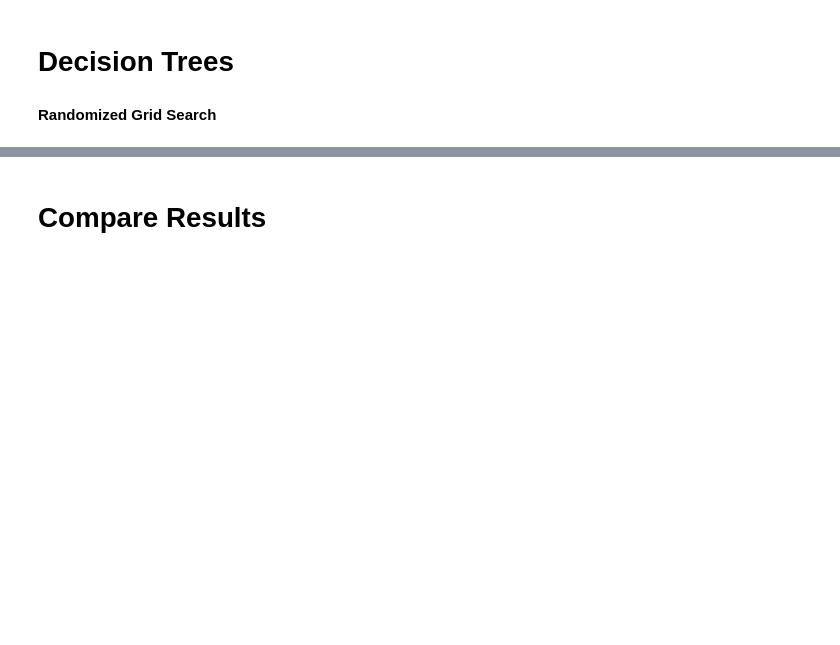
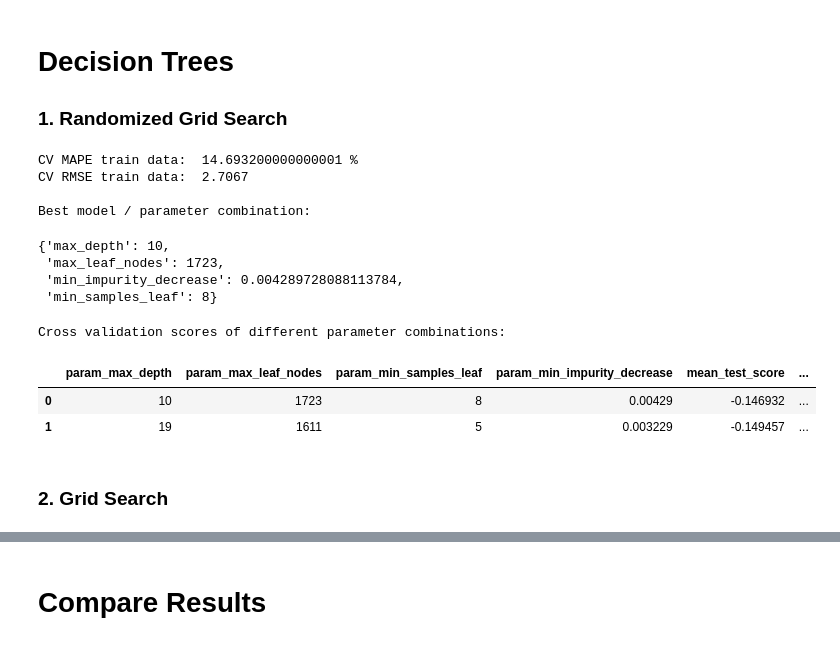
Before and after one commit to dennismgoetz/MA_predicting_Shapley_values, a Jupyter notebook: tree.ipynb, the cells around one changed output, grey strips where cells are left out. Drawn from its saved outputs; the diff is of its cells as text; code cells hidden in the pictures; blank space fills up the shorter version.

```diff
--- a/tree.ipynb
+++ b/tree.ipynb
@@ -14,25 +14,60 @@ from sklearn.metrics import mean_absolute_percentage_error, mean_squared_error
 
 from sklearn.tree import DecisionTreeRegressor, plot_tree
 
-# import helperfunctions
-from helperfunctions_models import fun_load_file, fun_preprocessing, fun_split_X_y
-from helperfunctions_models import fun_convert_time, fun_fit_gridsearch_time
-from helperfunctions_models import fun_train_score, fun_test_score, fun_best_model
-from helperfunctions_models import plot_feature_importances
+# Import helperfunctions
+from helperfunctions_models import fun_load_file, fun_preprocessing, fun_fit_tuning
+from helperfunctions_models import fun_convert_time
+from helperfunctions_models import fun_tuning_results, fun_scores
+from helperfunctions_models import plot_feature_weights
 
-# start time count and load data
+# Start time count and load data
 start_script = time.time()
 data = fun_load_file(subfolder_path='..\\01_data\\01_TSP', name='tsp_instances_j_updated.xlsx')
-train_data = fun_preprocessing(data)
-X, y = fun_split_X_y(train_data)
+X, y, train_data = fun_preprocessing(data)
 
-# create a train and test set
+# Create a train and test set
 X_train, X_test, y_train, y_test = train_test_split(X, y, test_size=0.25, random_state=0)
 
-# save number of features and train sizes
+# Save number of features and train sizes
 n_features = X_train.shape[1]
 train_size = f'{int(np.round(100 * len(X_train)/len(X)))} %'
+results_dict = {}
 # %% [markdown]
 # **Decision Trees**
+### **1. Randomized Grid Search**
+# %%
+# Randomized grid search cross validation
+param_distributions = {'max_depth': range(10, 50),
+                       'max_leaf_nodes': range(1400, 1800),
+                       'min_samples_leaf': range(1, 20),
+                       'min_impurity_decrease': uniform(0, 0.005)}
+
+random_grid_search = RandomizedSearchCV(estimator=DecisionTreeRegressor(), param_distributions=param_distributions, cv=3,
+                                        n_iter=200, scoring='neg_mean_absolute_percentage_error',
+                                        verbose=False, n_jobs=-1, random_state=0)
+fit_time = fun_fit_tuning(search_method=random_grid_search, X_train=X_train, y_train=y_train, file_name='DT_RGS_best_params.pkl')
+
+# View results of grid search cross validation
+model_results_dict = fun_scores(model=random_grid_search, X_train=X_train, y_train=y_train, cv=3)
+model_results_dict['Grid Search CV computation time'] = fit_time
+
+# Save results to dictionary
+results_dict['Decision Tree (RGS)'] = model_results_dict
+
+# View grid search CV scores of all parameter combinations
+results_df = fun_tuning_results(search_method=random_grid_search, search_space=param_distributions)
+# %% [output]
+CV MAPE train data:  14.693200000000001 %
+CV RMSE train data:  2.7067
+
+Best model / parameter combination:
+{'max_depth': 10,
+ 'max_leaf_nodes': 1723,
+ 'min_impurity_decrease': 0.004289728088113784,
+ 'min_samples_leaf': 8}
+Cross validation scores of different parameter combinations:
+|  | param_max_depth | param_max_leaf_nodes | param_min_samples_leaf | param_min_impurity_decrease | mean_test_score | ... |
+| 0 | 10 | 1723 | 8 | 0.00429 | -0.146932 | ... |
+| 1 | 19 | 1611 | 5 | 0.003229 | -0.149457 | ... |
 # %% [markdown]
-**Randomized Grid Search**
+### **2. Grid Search**
```
Also changed, not shown: parts of 9 cells of this notebook, 25 other files.
